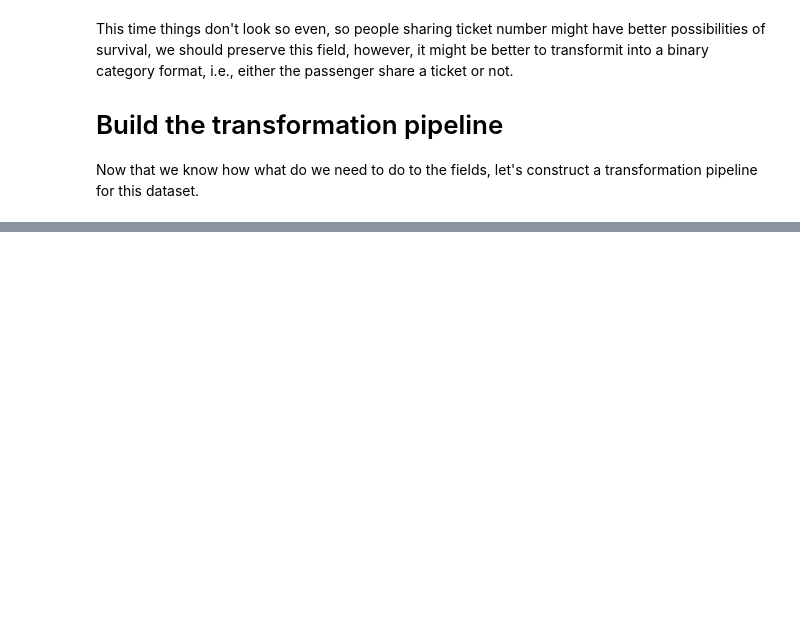
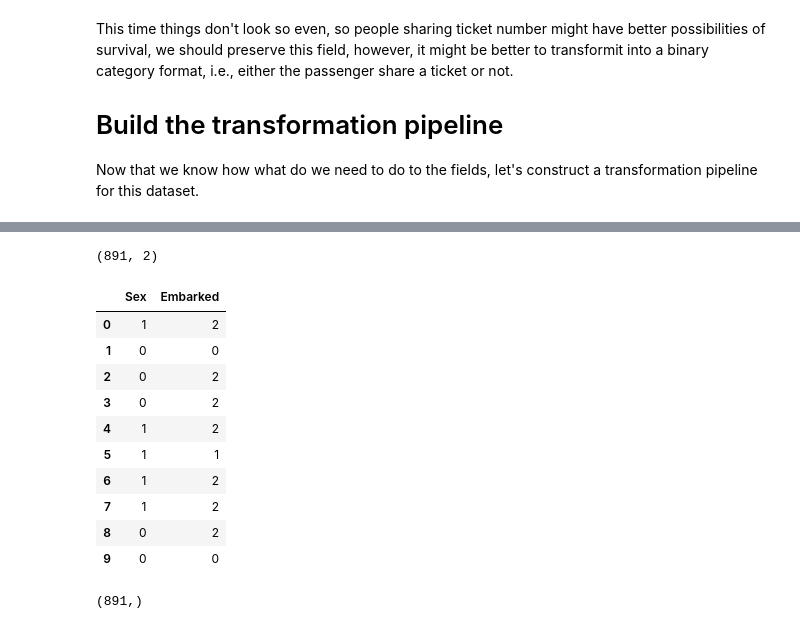
Before and after one commit to Ohtar10/ml-python, a Jupyter notebook: ch03/excercises/Who survives in the Titanic.ipynb, the cells around one changed output, grey strips where cells are left out. Saved outputs shown, nothing was run; the diff lists cells and outputs as text; code cells hidden in the pictures; blank space fills up the shorter version.

Commit message:
Continue transformation pipeline development

```diff
--- a/ch03/excercises/Who survives in the Titanic.ipynb
+++ b/ch03/excercises/Who survives in the Titanic.ipynb
@@ -335,10 +361,30 @@ class AttributeEncoder(BaseEstimator, TransformerMixin):
 # %%
-from sklearn.pipeline import Pipeline
+from sklearn.pipeline import Pipeline, FeatureUnion
 from sklearn.impute import SimpleImputer
-from sklearn.preprocessing import StandardScaler
+from sklearn.preprocessing import StandardScaler, FunctionTransformer
+
+num_attribs = ["Pclass", "Age", "SibSp", "Parch", "Fare"]
+cat_attribs = ["Sex", "Ticket", "Embarked"]
 
 num_pipeline = Pipeline([
-    ('selector', SimpleImputer)
+    ('selector', DataFrameSelector(num_attribs)),
     ('imputer', SimpleImputer(strategy='median')),
     ('std_scaler', StandardScaler())
 ])
+
+cat_pipeline = Pipeline([
+    ('selector', DataFrameSelector(cat_attribs, fillna_value='XX')),
+    ('cat_encoder', AttributeEncoder())
+])
+
+cabin_pipeline = Pipeline([
+    ('selector', DataFrameSelector("Cabin", fillna_value='XX')),
+    ('cabin_leter', TakeNEncoder(1)),
+    ('cat_encoder', AttributeEncoder())
+])
+
+full_pipeline = FeatureUnion(transformer_list=[
+    ('num_pipeline', num_pipeline),
+    ('cabin_pipeline', cabin_pipeline),
+    ('cat_pipeline', cat_pipeline)
+])
@@ -370,0 +391,2 @@ import matplotlib.pyplot as plt
+# %%
+cabin_pipeline.fit_transform(train)
@@ -370,0 +437,25 @@ import matplotlib.pyplot as plt
+# %%
+l = [sex, embarked]
+np.c_[l].T.shape
+# %% [output]
+(891, 2)
+# %%
+train[cat_attribs].fillna('X').apply(LabelEncoder().fit_transform).head(10)
+# %% [output]
+|  | Sex | Embarked |
+| 0 | 1 | 2 |
+| 1 | 0 | 0 |
+| 2 | 0 | 2 |
+| 3 | 0 | 2 |
+| 4 | 1 | 2 |
+| 5 | 1 | 1 |
+| 6 | 1 | 2 |
+| 7 | 1 | 2 |
+| 8 | 0 | 2 |
+| 9 | 0 | 0 |
+# %%
+v = train["Cabin"].fillna("XX").values
+f = np.vectorize(lambda x: x[0])
+f(v).shape
+# %% [output]
+(891,)
```
Also changed, not shown: parts of 12 cells of this notebook.
